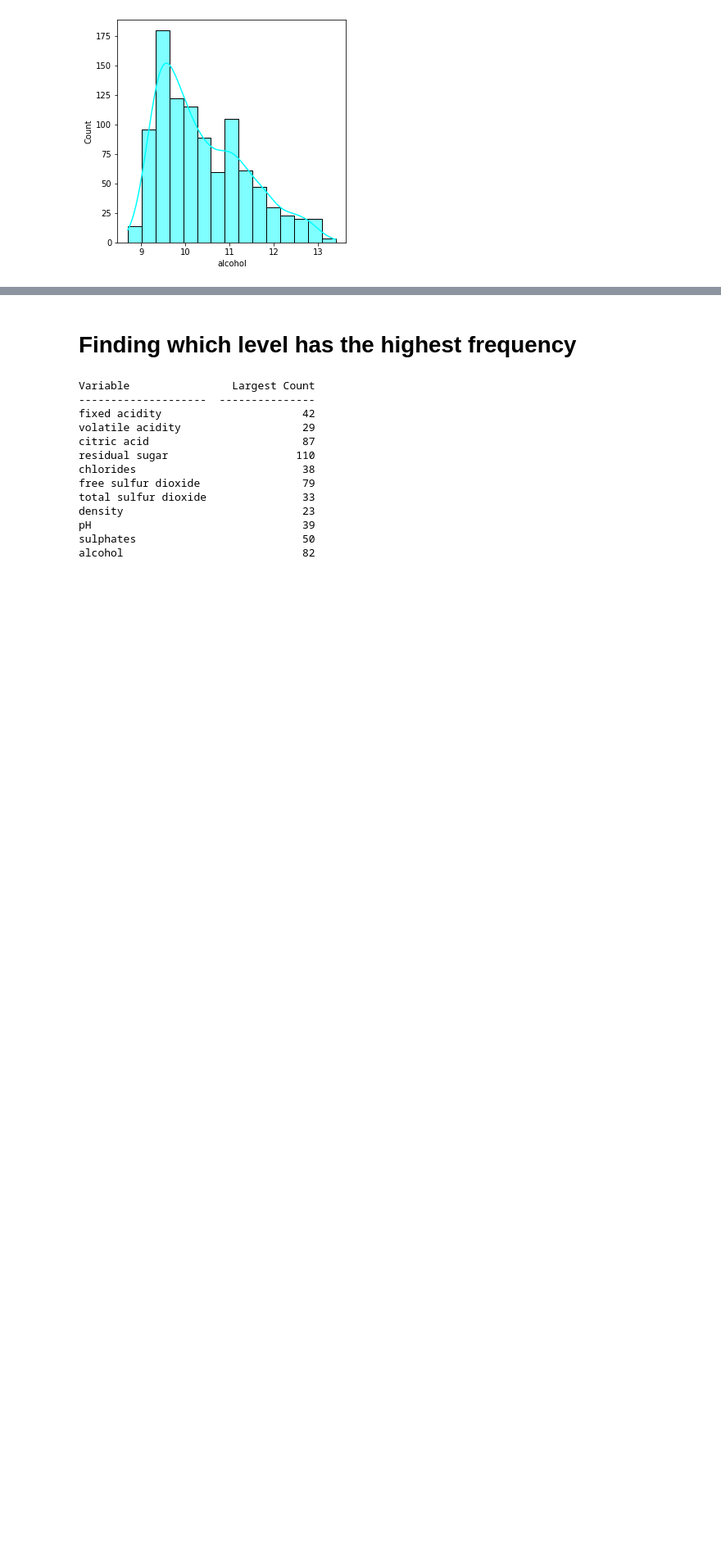
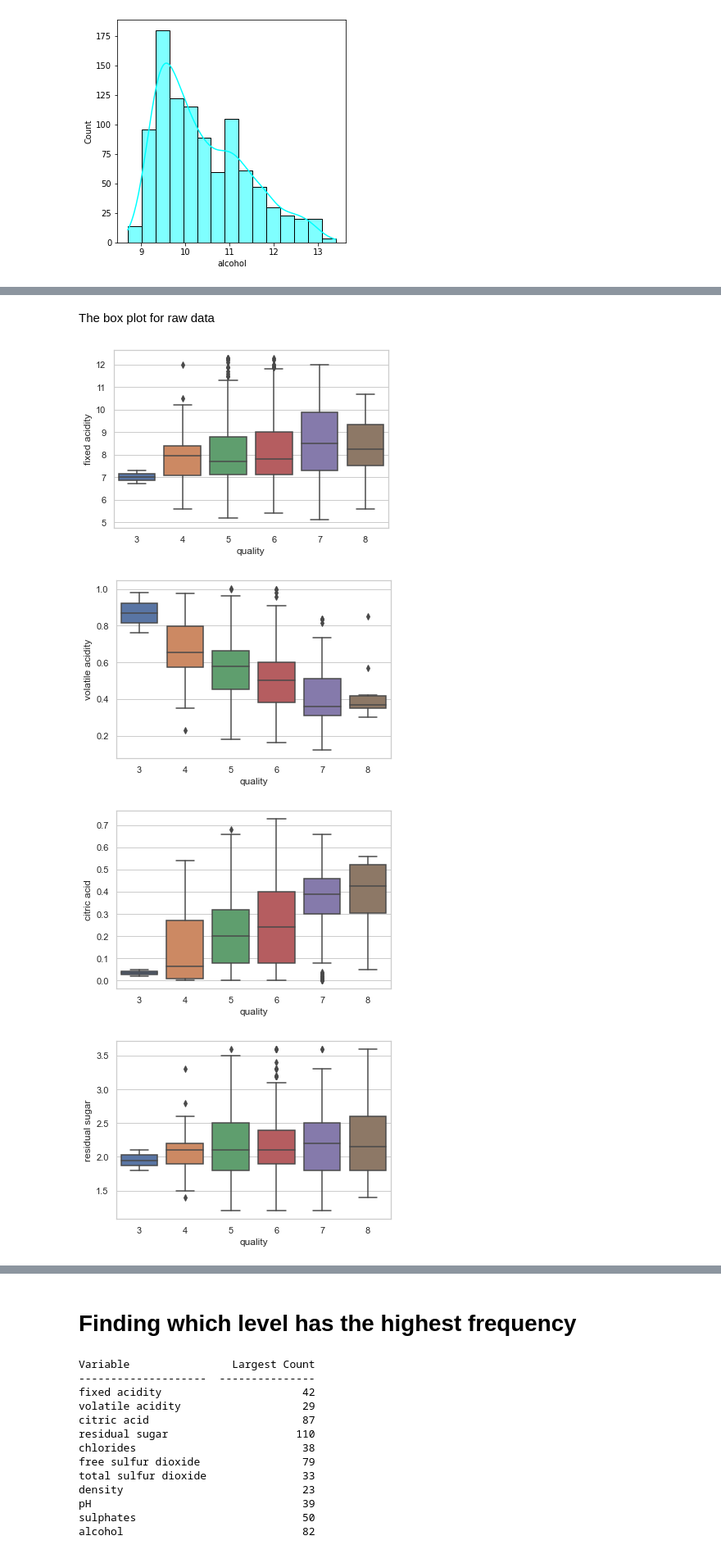
Before and after one commit to danxuZhang/WineQuality, a Jupyter notebook: src/eda.ipynb, the cells around one changed output, grey strips where cells are left out. Shown at 82% size. Drawn from its saved outputs; the diff is of its cells as text; code cells hidden in the pictures; blank space fills up the shorter version.

```diff
--- a/src/eda.ipynb
+++ b/src/eda.ipynb
@@ -17,6 +17,7 @@ from tabulate import tabulate
 # %%
 path = '../data/'
 df = pd.read_csv(path+'refined_wine.csv')
+newdf = pd.read_csv(path+'raw/winequality-red.csv', sep = ";")
 df.head()
 # %% [output]
 |  | fixed acidity | volatile acidity | citric acid | residual sugar | chlorides | free sulfur dioxide | ... |
@@ -91,0 +95,30 @@ for var in variables:
+# %% [markdown]
+The box plot for raw data
+# %%
+def dropOutliers(var, df)->None:
+    '''
+    A utility function to drop outliers
+    Input: variable name and dataframe
+    Output: None
+    '''
+    iqr = 1.5 * (np.percentile(df[var], 75) - np.percentile(df[var], 25))
+    df.drop(df[df[var] > (iqr + np.percentile(df[var], 75))].index, inplace=True)
+    df.drop(df[df[var] < (np.percentile(df[var], 25) - iqr)].index, inplace=True)
+
+for var in variables:
+    dropOutliers(var=var, df=newdf)
+
+sb.set_theme(style="whitegrid")
+sb.load_dataset
+#colors = list(mcolors.CSS4_COLORS.keys())[30:]
+i = 0
+
+for var in variables:
+    ax = sb.boxplot(y = newdf[var], x= newdf["quality"])
+    i += 1
+    plt.show()
+# %% [output]
+[figure, added]
+[figure, added]
+[figure, added]
+[figure, added]
```
Also changed, not shown: parts of 4 cells of this notebook, 3 other files.
